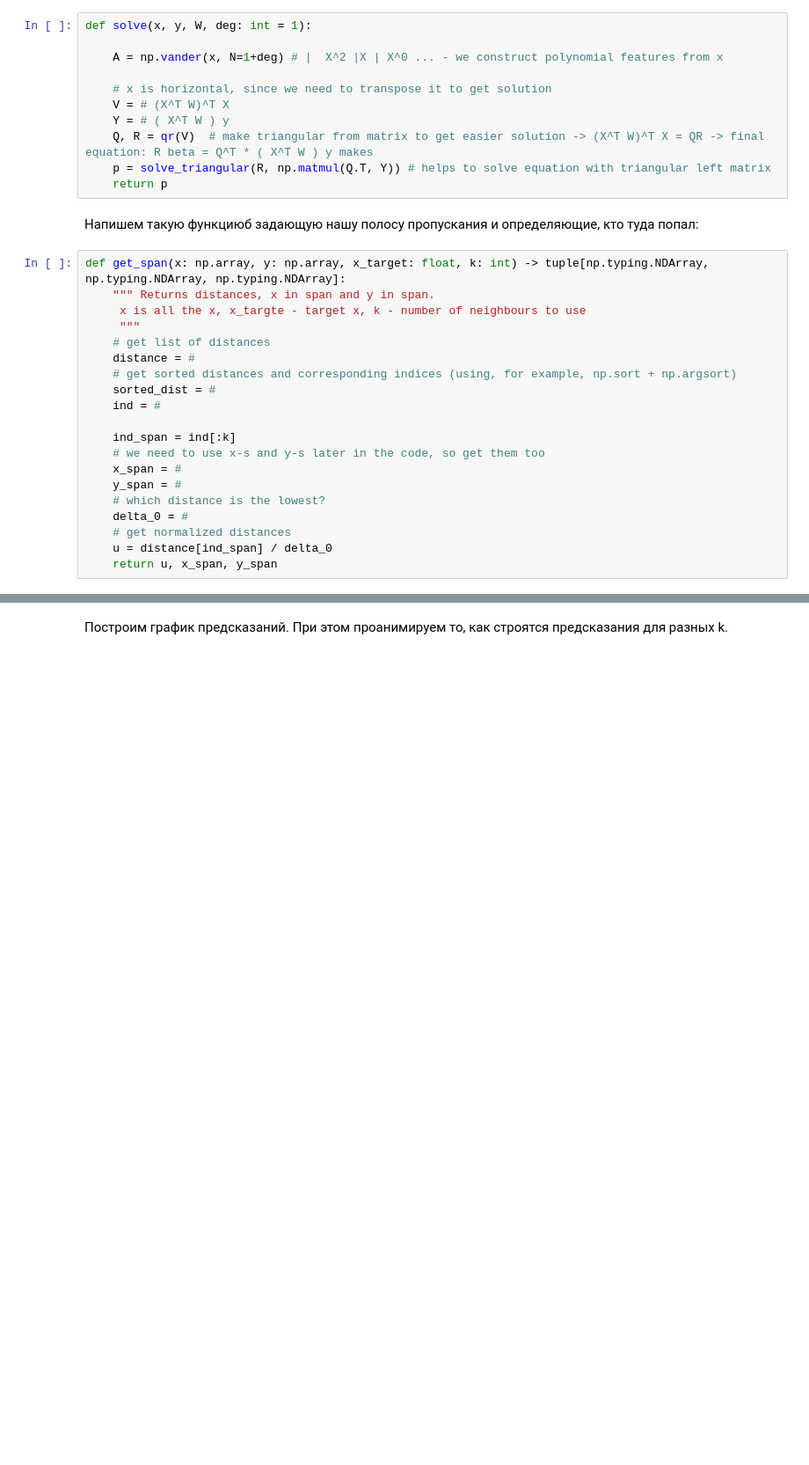
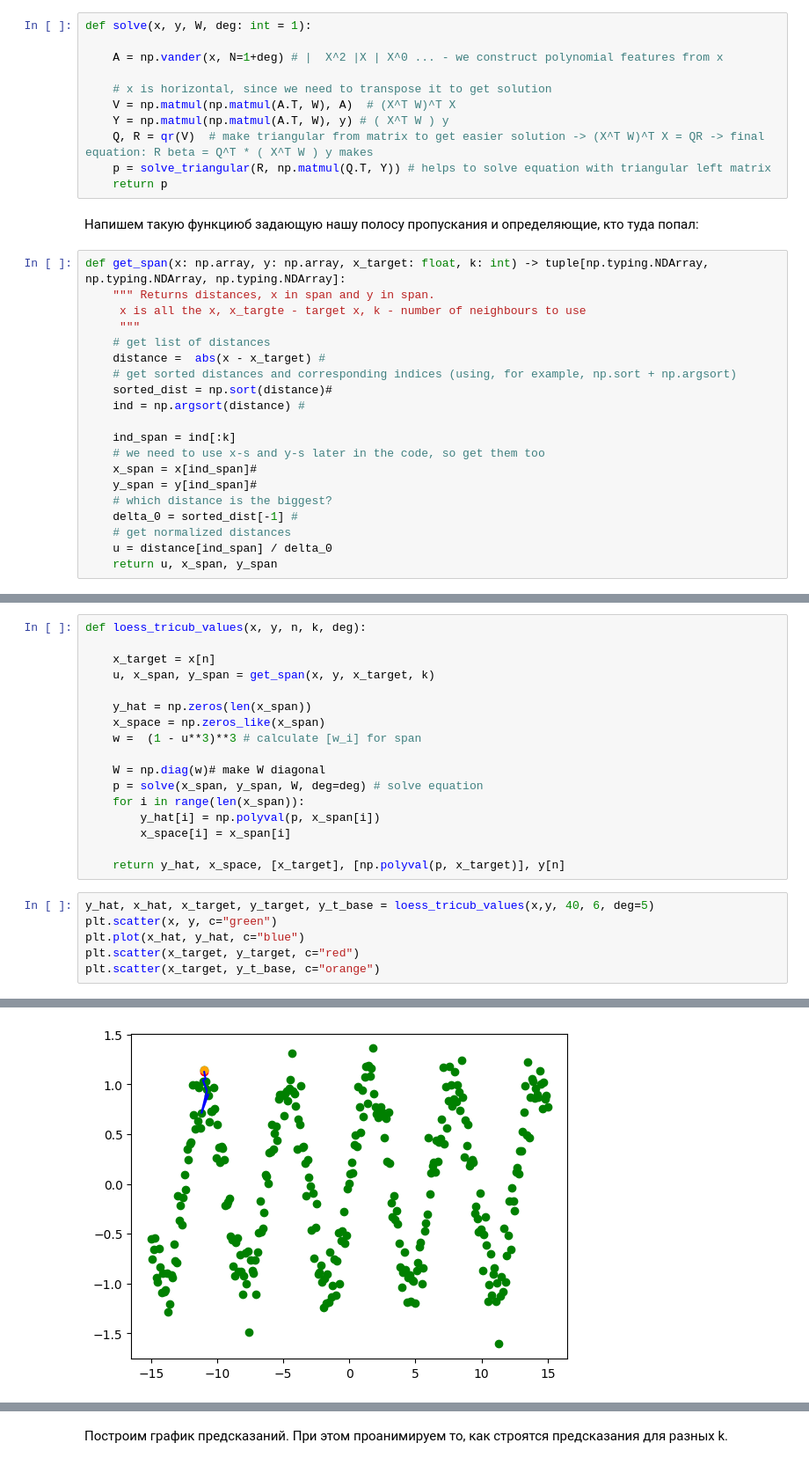
Before and after one commit to nuvard/spbu_machine_learning_spring_2024, a Jupyter notebook: loess-students.ipynb, the cells around one changed output, grey strips where cells are left out. Shown: that part at 88% size. Saved outputs shown, nothing was run; the diff lists cells and outputs as text; blank space fills up the shorter version.

Commit message:
Added solved versions of notebooks

```diff
--- a/loess-students.ipynb
+++ b/loess-students.ipynb
@@ -108,8 +136,8 @@ def solve(x, y, W, deg: int = 1):
     A = np.vander(x, N=1+deg) # |  X^2 |X | X^0 ... - we construct polynomial features from x
 
     # x is horizontal, since we need to transpose it to get solution
-    V = # (X^T W)^T X
-    Y = # ( X^T W ) y
+    V = np.matmul(np.matmul(A.T, W), A)  # (X^T W)^T X
+    Y = np.matmul(np.matmul(A.T, W), y) # ( X^T W ) y
     Q, R = qr(V)  # make triangular from matrix to get easier solution -> (X^T W)^T X = QR -> final equation: R beta = Q^T * ( X^T W ) y makes
     p = solve_triangular(R, np.matmul(Q.T, Y)) # helps to solve equation with triangular left matrix
     return p
@@ -122,17 +150,17 @@ def get_span(x: np.array, y: np.array, x_target: float, k: int) -> tuple[np.typi
      x is all the x, x_targte - target x, k - number of neighbours to use
      """
     # get list of distances
-    distance = #
+    distance =  abs(x - x_target) #
     # get sorted distances and corresponding indices (using, for example, np.sort + np.argsort)
-    sorted_dist = #
-    ind = #
+    sorted_dist = np.sort(distance)#
+    ind = np.argsort(distance) #
 
     ind_span = ind[:k]
     # we need to use x-s and y-s later in the code, so get them too
-    x_span = #
-    y_span = #
-    # which distance is the lowest?
-    delta_0 = #
+    x_span = x[ind_span]#
+    y_span = y[ind_span]#
+    # which distance is the biggest?
+    delta_0 = sorted_dist[-1] #
     # get normalized distances
     u = distance[ind_span] / delta_0
     return u, x_span, y_span
@@ -152,3 +180,27 @@ def loess_tricub(x, y, k, deg):
         x_space[i] = x_target
 
     return y_hat, x_space
+# %%
+def loess_tricub_values(x, y, n, k, deg):
+
+    x_target = x[n]
+    u, x_span, y_span = get_span(x, y, x_target, k)
+
+    y_hat = np.zeros(len(x_span))
+    x_space = np.zeros_like(x_span)
+    w =  (1 - u**3)**3 # calculate [w_i] for span
+
+    W = np.diag(w)# make W diagonal
+    p = solve(x_span, y_span, W, deg=deg) # solve equation
+    for i in range(len(x_span)):
+        y_hat[i] = np.polyval(p, x_span[i])
+        x_space[i] = x_span[i]
+
+    return y_hat, x_space, [x_target], [np.polyval(p, x_target)], y[n]
+# %%
+y_hat, x_hat, x_target, y_target, y_t_base = loess_tricub_values(x,y, 40, 6, deg=5)
+plt.scatter(x, y, c="green")
+plt.plot(x_hat, y_hat, c="blue")
+plt.scatter(x_target, y_target, c="red")
+plt.scatter(x_target, y_t_base, c="orange")
+# %% [output]
@@ -154,0 +208 @@ def loess_tricub(x, y, k, deg):
+[figure, added]
```
Also changed, not shown: parts of 30 cells of this notebook, 1 other file.
